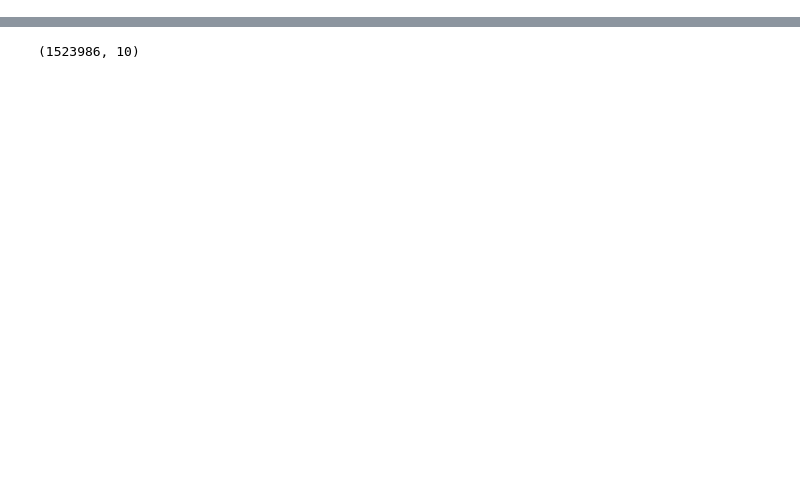
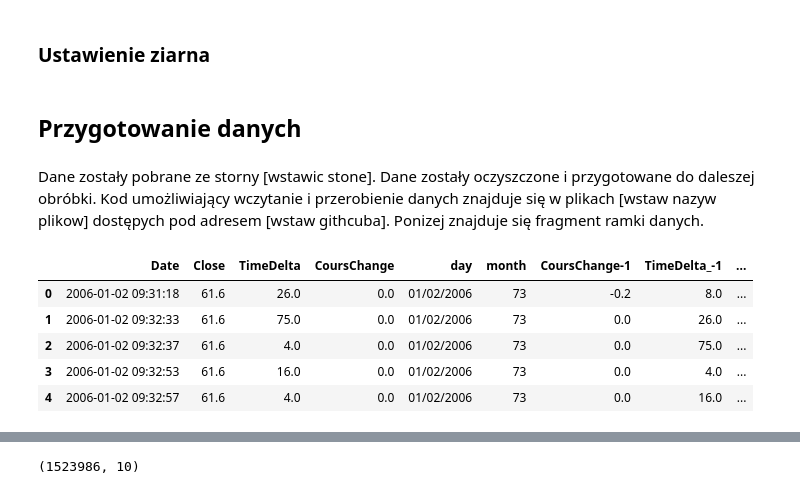
Before and after one commit to Moribund7/kghm_forecasting, a Jupyter notebook: notebooks/Prediction.ipynb, the cells around one changed output, grey strips where cells are left out. Cells and saved outputs as stored; diff of their text form; code cells hidden in the pictures; blank space fills up the shorter version.

```diff
--- a/notebooks/Prediction.ipynb
+++ b/notebooks/Prediction.ipynb
@@ -31,5 +19,20 @@ import numpy as np
 # %%
 df_test=pd.read_pickle(df_test_path)
 df_train=pd.read_pickle(df_train_path)
+# %% [markdown]
+### Ustawienie ziarna
 # %%
 seed=42
+# %% [markdown]
+## Przygotowanie danych
+# %% [markdown]
+Dane zostały pobrane ze storny [wstawic stone]. Dane zostały oczyszczone i przygotowane do daleszej obróbki. Kod umożliwiający wczytanie i przerobienie danych znajduje się w plikach [wstaw nazyw plikow] dostępych pod adresem [wstaw githcuba]. Ponizej znajduje się fragment ramki danych.
+# %%
+df_test.head()
+# %% [output]
+|  | Date | Close | TimeDelta | CoursChange | day | month | CoursChange-1 | TimeDelta_-1 | ... |
+| 0 | 2006-01-02 09:31:18 | 61.6 | 26.0 | 0.0 | 01/02/2006 | 73 | -0.2 | 8.0 | ... |
+| 1 | 2006-01-02 09:32:33 | 61.6 | 75.0 | 0.0 | 01/02/2006 | 73 | 0.0 | 26.0 | ... |
+| 2 | 2006-01-02 09:32:37 | 61.6 | 4.0 | 0.0 | 01/02/2006 | 73 | 0.0 | 75.0 | ... |
+| 3 | 2006-01-02 09:32:53 | 61.6 | 16.0 | 0.0 | 01/02/2006 | 73 | 0.0 | 4.0 | ... |
+| 4 | 2006-01-02 09:32:57 | 61.6 | 4.0 | 0.0 | 01/02/2006 | 73 | 0.0 | 16.0 | ... |
```
Also changed, not shown: parts of 20 cells of this notebook.
